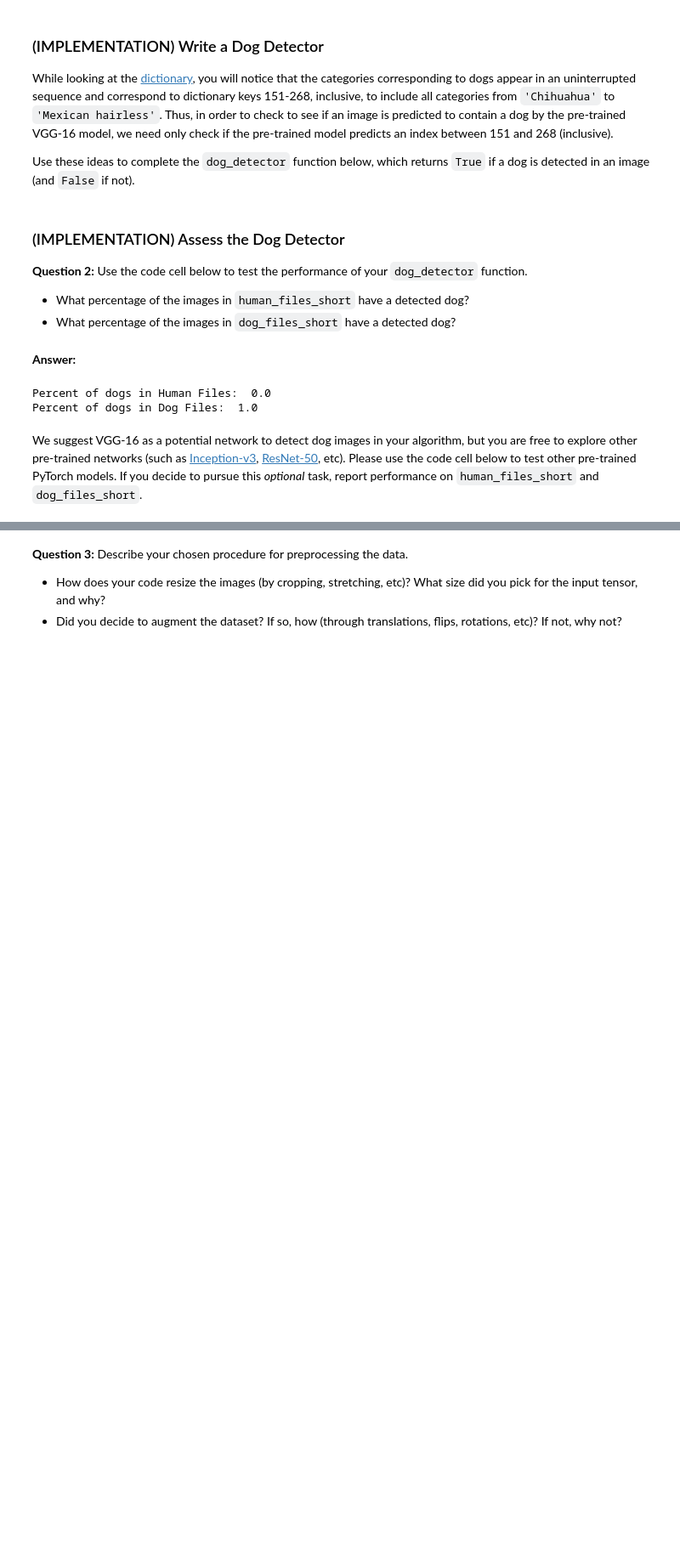
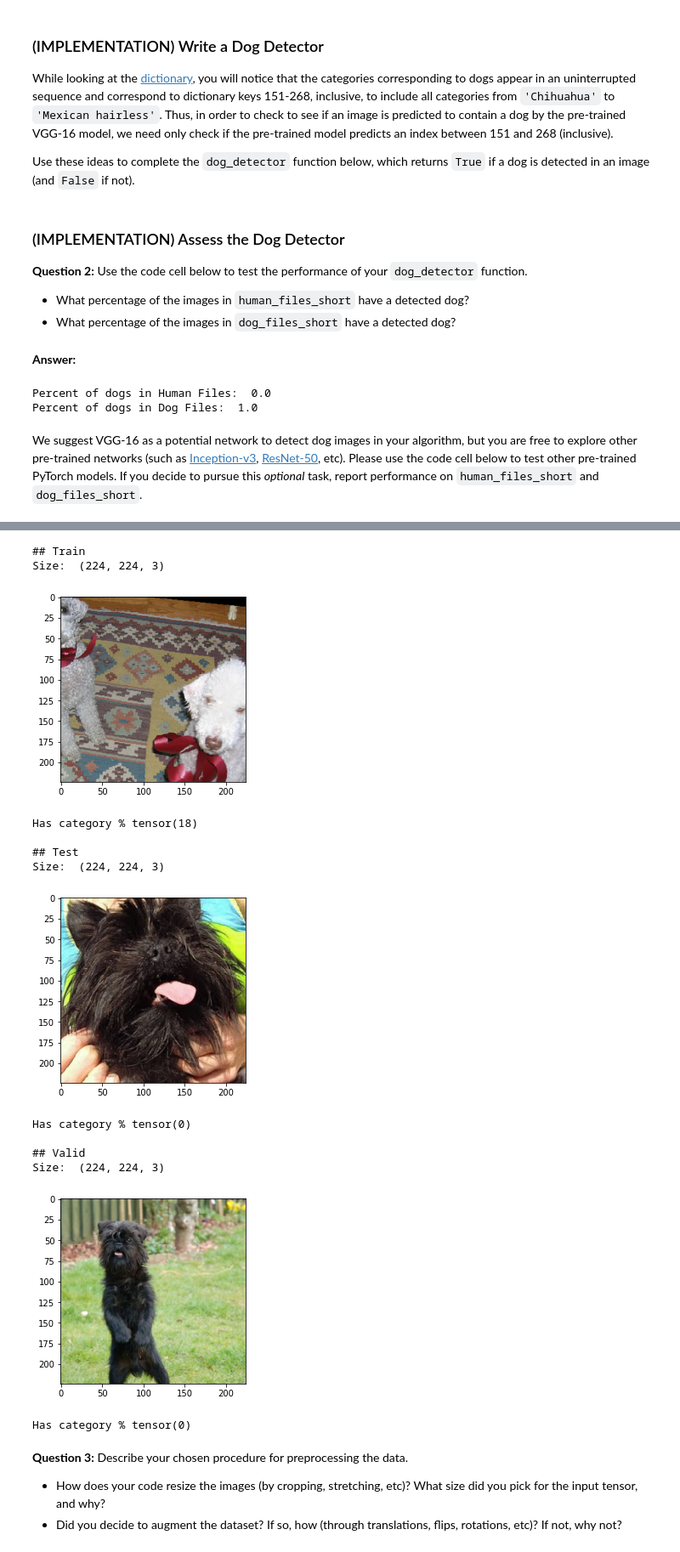
Before and after one commit to sejas/deep-learning-dog-breed-classification, a Jupyter notebook: dog_app.ipynb, the cells around one changed output, grey strips where cells are left out. Shown: that part at 85% size. Saved outputs shown, nothing was run; the diff lists cells and outputs as text; code cells hidden in the pictures; blank space fills up the shorter version.

Commit message:
load train, test, valid data and make transformations to augment data, show an image of each

```diff
--- a/dog_app.ipynb
+++ b/dog_app.ipynb
@@ -328,3 +322,64 @@ from torchvision import datasets
+# %%
+import os
+from torchvision import datasets
+
+### DONE: Write data loaders for training, validation, and test sets
+## Specify appropriate transforms, and batch_sizes
+
+# Transforms
+train_transform = transforms.Compose([transforms.RandomHorizontalFlip(),
+                                transforms.RandomVerticalFlip(),
+                                transforms.RandomRotation(15),
+                                transforms.Resize(256),
+                                transforms.RandomCrop(224),
+                                transforms.ToTensor(),
+                                transforms.Normalize(mean=[0.485, 0.456, 0.406],
+                                                     std=[0.229, 0.224, 0.225])])
+transform = transforms.Compose([transforms.Resize(256),
+                                transforms.CenterCrop(224),
+                                transforms.ToTensor(),
+                                transforms.Normalize(mean=[0.485, 0.456, 0.406],
+                                                     std=[0.229, 0.224, 0.225])])
+
+# Import
+path = '/data/dog_images/'
+train_dogs = torch.utils.data.DataLoader(datasets.ImageFolder(path+'train', transform=train_transform), batch_size=64, shuffle=True)
+test_dogs = torch.utils.data.DataLoader(datasets.ImageFolder(path+'test', transform=transform), batch_size=64)
+valid_dogs = torch.utils.data.DataLoader(datasets.ImageFolder(path+'valid', transform=transform), batch_size=64)
+
+# Show Image
+[dog1, *_], [tag1, *_] = next(iter(train_dogs))
+[dog2, *_], [tag2, *_] = next(iter(test_dogs))
+[dog3, *_], [tag3, *_] = next(iter(valid_dogs))
+def show_image(image, tag):
+    """ Show Image, receiving a image transformed from dataloader, and its tag.
+    """
+    img = image.numpy().transpose(1,2,0) * np.array([0.229, 0.224, 0.225]) + np.array([0.485, 0.456, 0.406])
+    print("Size: ",img.shape)
+    plt.imshow(img.clip(0,1), interpolation='nearest')
+    plt.show()
+    print("Has category %", tag)
+print("\n## Train")
+show_image(dog1,tag1)
+print("\n## Test")
+show_image(dog2,tag2)
+print("\n## Valid")
+show_image(dog3,tag3)
+# %% [output]
+## Train
+Size:  (224, 224, 3)
+[figure, added]
+Has category % tensor(18)
+
+## Test
+Size:  (224, 224, 3)
+[figure, added]
+Has category % tensor(0)
+
+## Valid
+Size:  (224, 224, 3)
+[figure, added]
+Has category % tensor(0)
 # %% [markdown]
 **Question 3:** Describe your chosen procedure for preprocessing the data.
 - How does your code resize the images (by cropping, stretching, etc)?  What size did you pick for the input tensor, and why?
```
Also changed, not shown: parts of 3 cells of this notebook.
